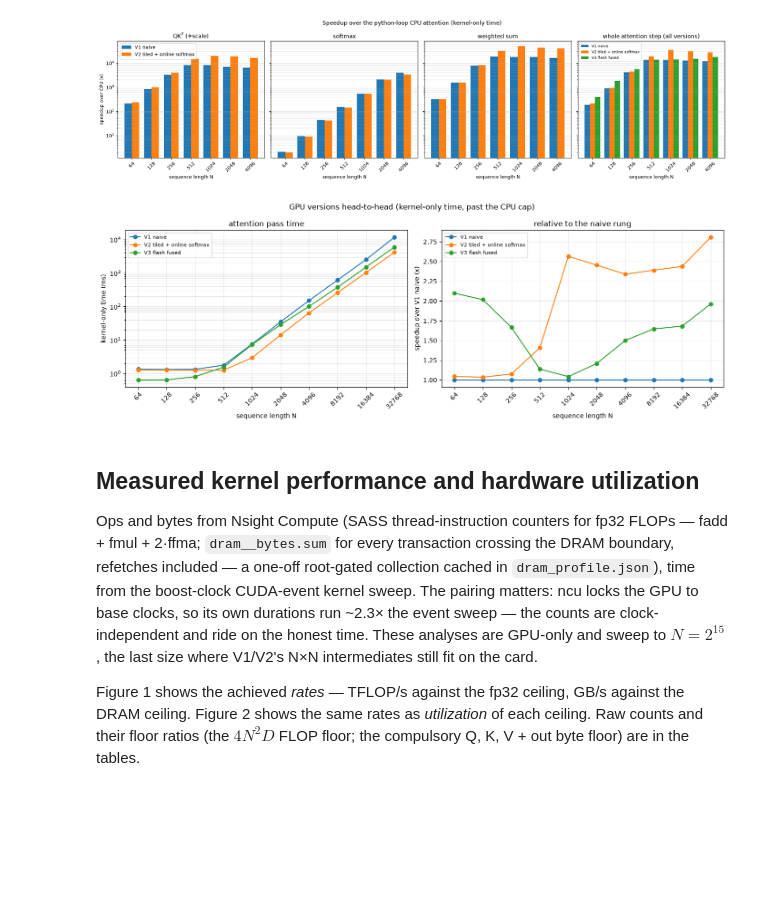
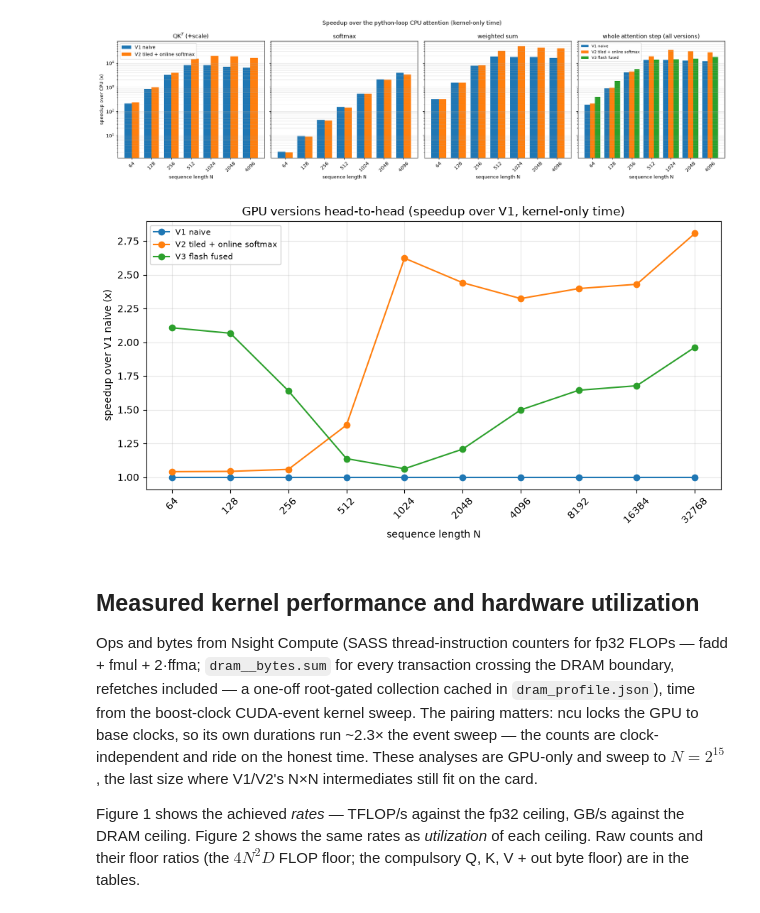
Before and after one commit to LtnLinh/Transformer-Attention-Mechanism, a Jupyter notebook: demo.ipynb, the cells around one changed output. Saved outputs shown, nothing was run; the diff lists cells and outputs as text; code cells hidden in the pictures; blank space fills up the shorter version.

Commit message:
chart 2b: drop the absolute-time panel, keep the head-to-head speedup
Single chart now: speedup over V1 across the kernel-only sweep to
N = 32768. Re-run on the T4 (fresh sweep, matches the committed table
within ~1%).

Co-Authored-By: Claude Fable 5 <noreply@anthropic.com>

```diff
--- a/demo.ipynb
+++ b/demo.ipynb
@@ -422,33 +422,26 @@ if cuda.is_available():
     plt.show()
 # %% [output]
 [figure]
-# %%
-# Chart 2b -- the three GPU rungs head-to-head (kernel-only), swept past the
-# CPU cap to N = 32768: absolute pass time, then the same sweep as speedup
-# over V1 -- the crossovers Chart 2's CPU-relative bars can't resolve
-if cuda.is_available():
-    fig, axes = plt.subplots(1, 2, figsize=(14, 5))
-    for name, kt in ktimes.items():
-        axes[0].plot(KERNEL_LENS, kt, marker="o", color=COLORS[name], label=name)
-        axes[1].plot(KERNEL_LENS, [v1 / t for v1, t in zip(ktimes["V1 naive"], kt)],
-                     marker="o", color=COLORS[name], label=name)
-
-    axes[0].set_yscale("log")
-    axes[0].set_ylabel("kernel-only time (ms)")
-    axes[0].set_title("attention pass time")
-    axes[1].set_ylabel("speedup over V1 naive (x)")
-    axes[1].set_title("relative to the naive rung")
-    for ax in axes:
-        ax.set_xscale("log", base=2)
-        ax.set_xticks(KERNEL_LENS, KERNEL_LENS, rotation=45)
-        ax.set_xlabel("sequence length N")
-        ax.grid(True, which="both", alpha=0.3)
-        ax.legend(fontsize=8)
-    plt.suptitle("GPU versions head-to-head (kernel-only time, past the CPU cap)")
-    plt.tight_layout()
-    plt.show()
-# %% [output]
-[figure, removed]
+# %%
+# Chart 2b -- the three GPU rungs head-to-head (kernel-only), swept past the
+# CPU cap to N = 32768 as speedup over V1 -- the crossovers Chart 2's
+# CPU-relative bars can't resolve
+if cuda.is_available():
+    fig, ax = plt.subplots(figsize=(9, 5))
+    for name, kt in ktimes.items():
+        ax.plot(KERNEL_LENS, [v1 / t for v1, t in zip(ktimes["V1 naive"], kt)],
+                marker="o", color=COLORS[name], label=name)
+    ax.set_xscale("log", base=2)
+    ax.set_xticks(KERNEL_LENS, KERNEL_LENS, rotation=45)
+    ax.set_xlabel("sequence length N")
+    ax.set_ylabel("speedup over V1 naive (x)")
+    ax.grid(True, which="both", alpha=0.3)
+    ax.legend(fontsize=8)
+    ax.set_title("GPU versions head-to-head (speedup over V1, kernel-only time)")
+    plt.tight_layout()
+    plt.show()
+# %% [output]
+[figure, added]
 # %% [markdown]
 ## Measured kernel performance and hardware utilization
 
```
